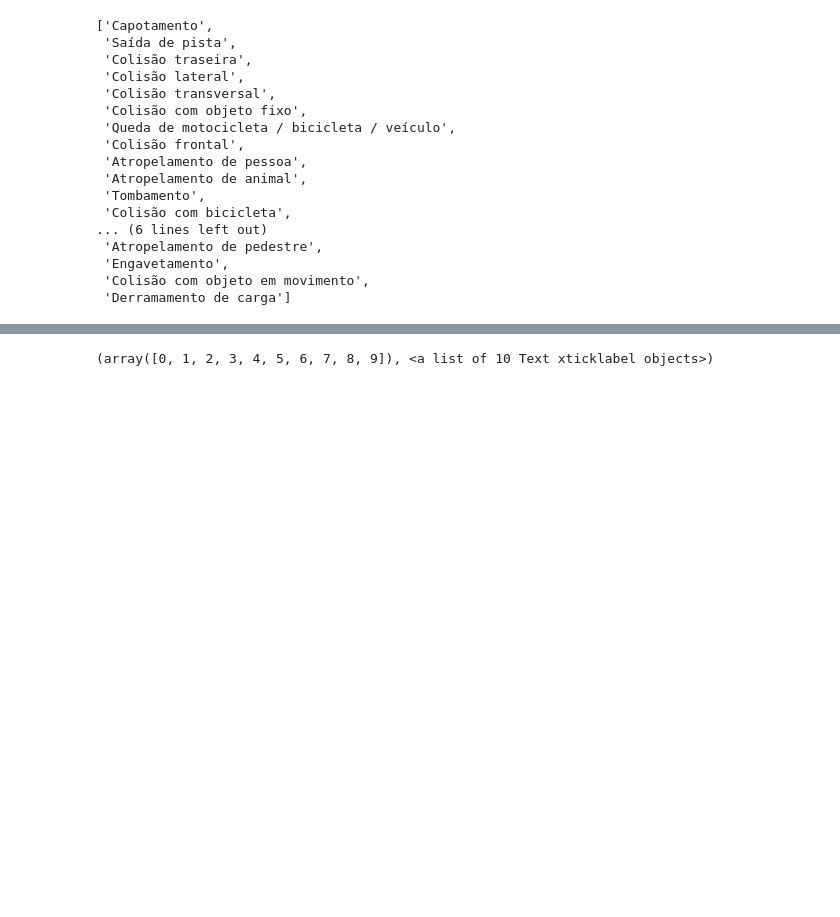
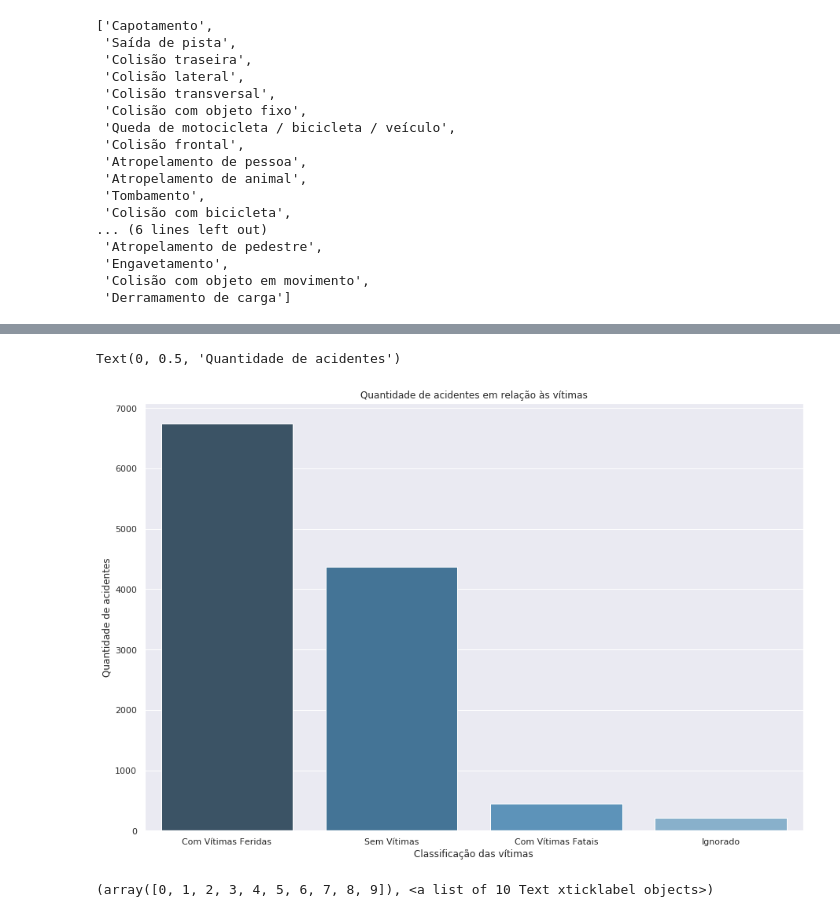
Before and after one commit to IagoCarvalho/tcc_scripts, a Jupyter notebook: QP02-Analysis.ipynb, the cells around one changed output, grey strips where cells are left out. Drawn from its saved outputs; the diff is of its cells as text; code cells hidden in the pictures; blank space fills up the shorter version.

```diff
--- a/QP02-Analysis.ipynb
+++ b/QP02-Analysis.ipynb
@@ -181,3 +218,16 @@ df_acidentes_rodovias_2010_2019['tipo_acidente'].unique().tolist()
+# %%
+classificacao_vitimas = df_acidentes_rodovias_2010_2019.groupby('classificacao_acidente').count().reset_index().sort_values('causa_acidente', ascending=False)
+
+sns.barplot(x = classificacao_vitimas['classificacao_acidente'],
+            y = classificacao_vitimas['causa_acidente'],
+            data = classificacao_vitimas,
+            palette = "Blues_d")
+plt.title("Quantidade de acidentes em relação às vítimas")
+plt.xlabel("Classificação das vítimas")
+plt.ylabel("Quantidade de acidentes")
+# %% [output]
+Text(0, 0.5, 'Quantidade de acidentes')
+[figure, added]
 # %%
 condicoes_metereologicas = df_acidentes_rodovias_2010_2019.groupby('condicao_metereologica').count().reset_index().sort_values('causa_acidente', ascending=False)
 
```
Also changed, not shown: parts of 12 cells of this notebook.
